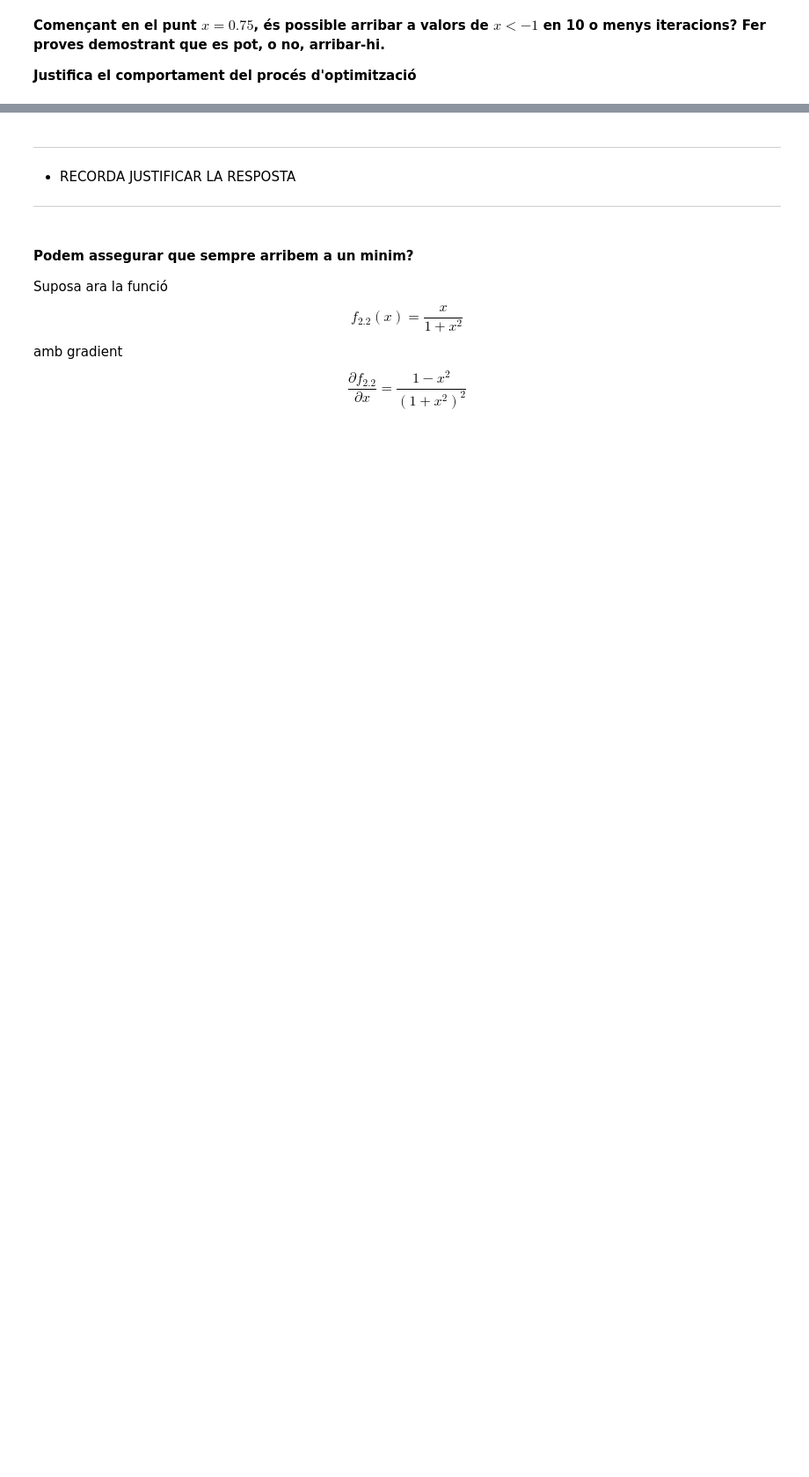
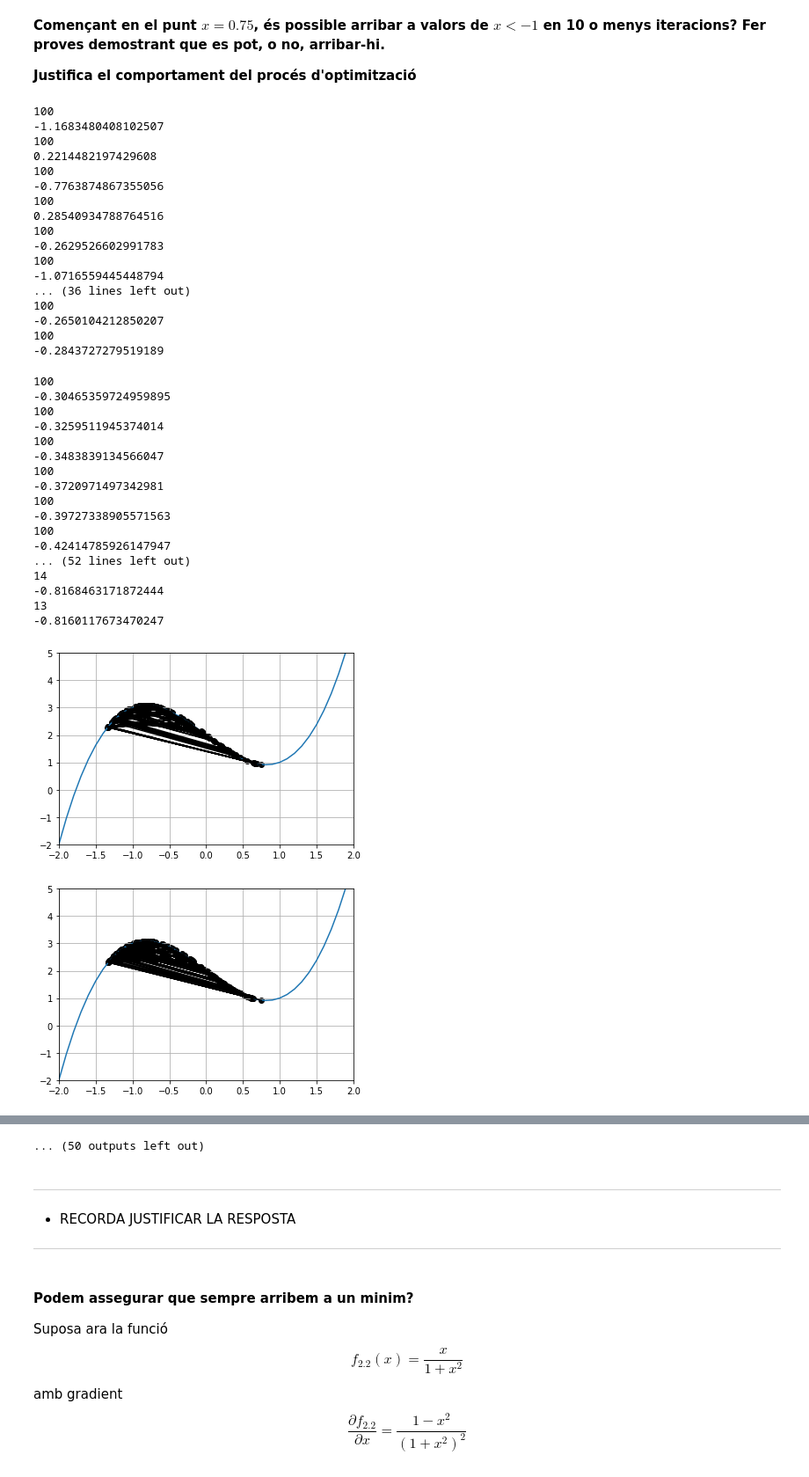
Before and after one commit to qijunJin/TNUI_19_01, a Jupyter notebook: FindMinimum.ipynb, the cells around one changed output, grey strips where cells are left out. Shown at 88% size. Cells and saved outputs as stored; diff of their text form; code cells hidden in the pictures; blank space fills up the shorter version.

```diff
--- a/FindMinimum.ipynb
+++ b/FindMinimum.ipynb
@@ -137,7 +137,9 @@ def gradient_descend_1d(grad, x, alpha, eps=1e-3, max_iters=1e2):
             i += 1
         else:
             break
-    return np.array(l), np.array(min(l))
+    print(len(l))
+    print(l[-1])
+    return np.array(l), np.array(l[-1])
 
 if __name__ == '__main__':
     X = np.arange(-3, 3.01, 0.25)
@@ -178,11 +180,54 @@ if __name__ == '__main__':
 # %%
 if __name__ == '__main__':
     X = np.arange(-20, 20, 0.1)
 
     # Fes les proves
-    points = minimum = None
 
-    fig = plt.figure()
-    plot_gradient_descend_1d(f2, X, points, minimum, fig)
-    fig.gca().set_ylim([-2, 5])
-    fig.gca().set_xlim([-2, 2])
+    i = -0.6
+    while i < -0.3:
+        points, minimum = gradient_descend_1d(df2, 0.75, i)
+
+
+        fig = plt.figure()
+        plot_gradient_descend_1d(f2, X, points, minimum, fig)
+
+        fig.gca().set_ylim([-2, 5])
+        fig.gca().set_xlim([-2, 2])
+        i+=0.005
+# %% [output]
+100
+-1.1683480408102507
+100
+0.2214482197429608
+100
+-0.7763874867355056
+100
+0.28540934788764516
+100
+-0.2629526602991783
+100
+-1.0716559445448794
+... (36 lines left out)
+100
+-0.2650104212850207
+100
+-0.2843727279519189
+100
+-0.30465359724959895
+100
+-0.3259511945374014
+100
+-0.3483839134566047
+100
+-0.3720971497342981
+100
+-0.39727338905571563
+100
+-0.42414785926147947
+... (52 lines left out)
+14
+-0.8168463171872444
+13
+-0.8160117673470247
+[figure, added]
+[figure, added]
@@ -189,3 +242,4 @@ if __name__ == '__main__':
+... (50 outputs left out)
 # %% [markdown]
 <hr />
 
```
Also changed, not shown: parts of 11 cells of this notebook.
